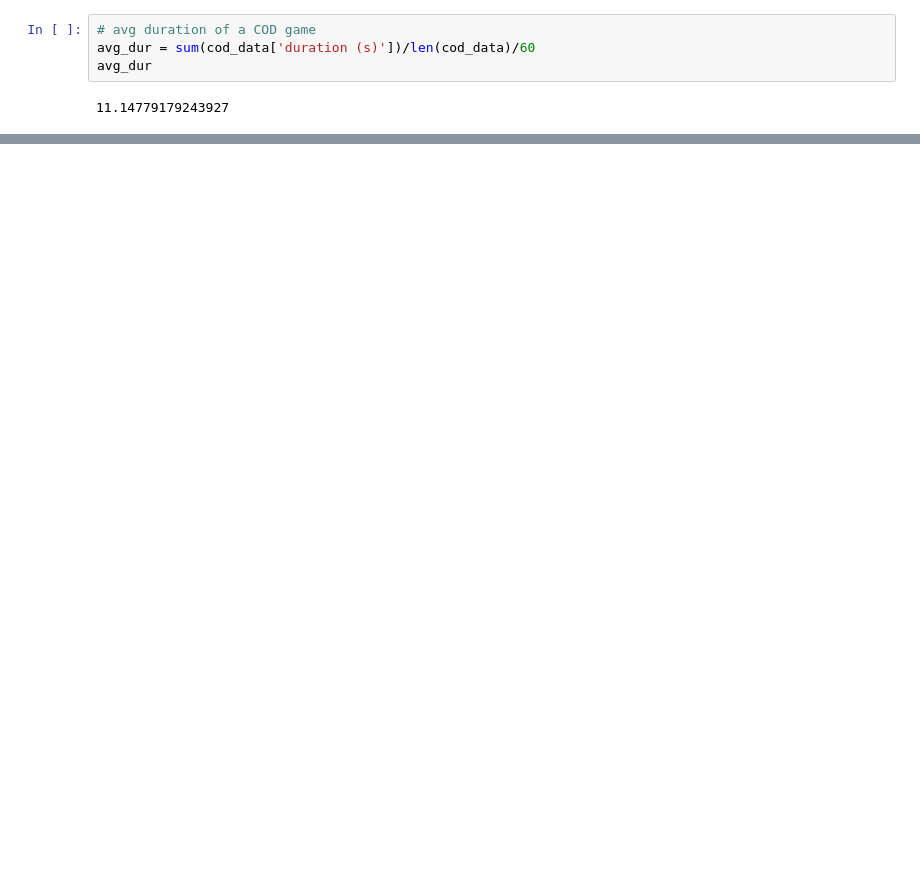
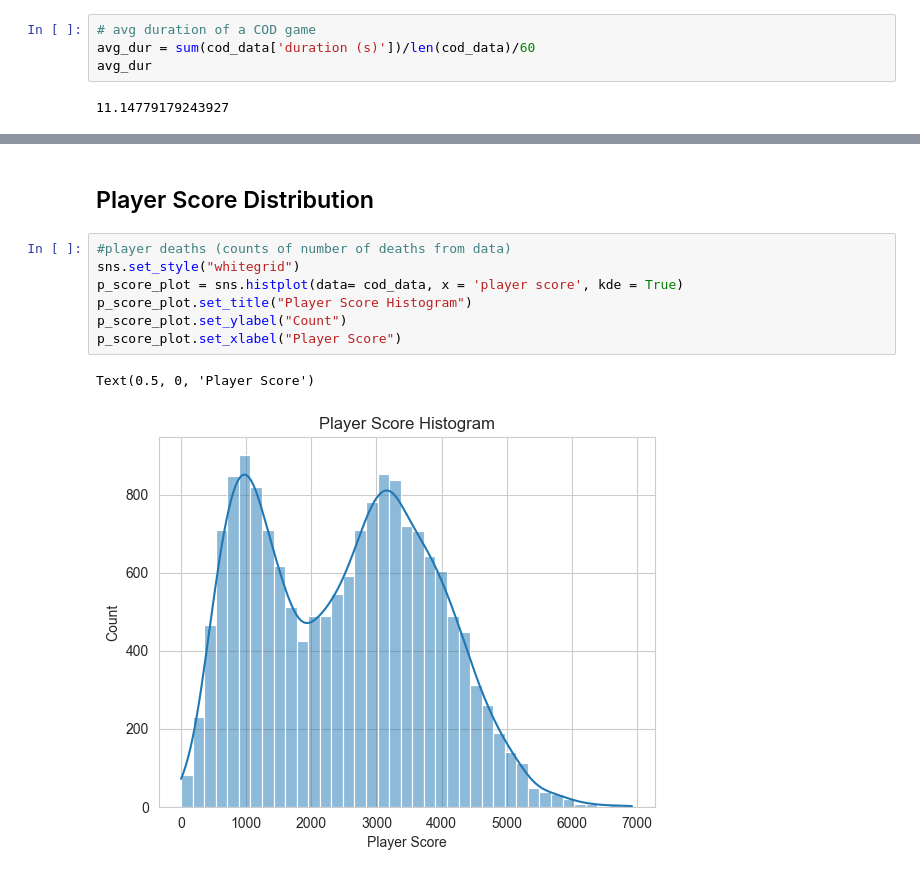
Before and after one commit to wavyvone/COD_Analysis, a Jupyter notebook: cod_analysis.ipynb, the cells around one changed output, grey strips where cells are left out. Drawn from its saved outputs; the diff is of its cells as text; blank space fills up the shorter version.

```diff
--- a/cod_analysis.ipynb
+++ b/cod_analysis.ipynb
@@ -443,0 +110,12 @@ plt.show()
+# %% [markdown]
+## Player Score Distribution
+# %%
+#player deaths (counts of number of deaths from data)
+sns.set_style("whitegrid")
+p_score_plot = sns.histplot(data= cod_data, x = 'player score', kde = True)
+p_score_plot.set_title("Player Score Histogram")
+p_score_plot.set_ylabel("Count")
+p_score_plot.set_xlabel("Player Score")
+# %% [output]
+Text(0.5, 0, 'Player Score')
+[figure, added]
```
Also changed, not shown: parts of 68 cells of this notebook.
